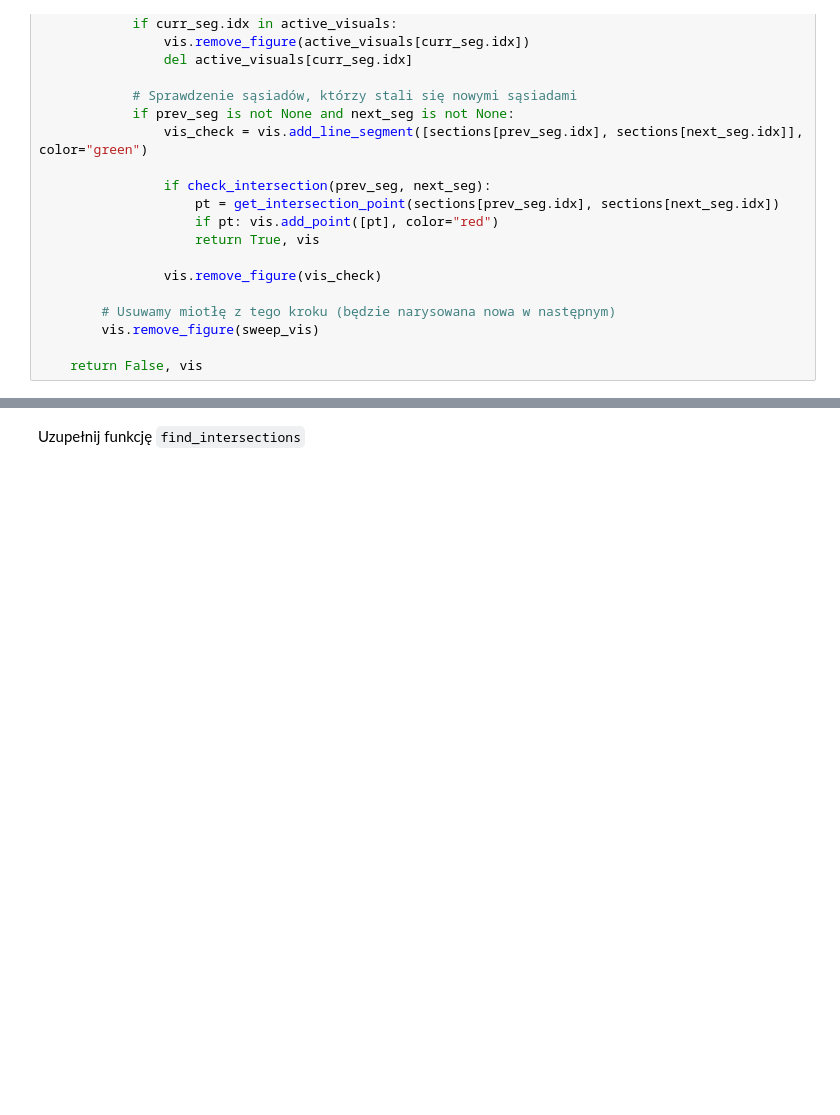
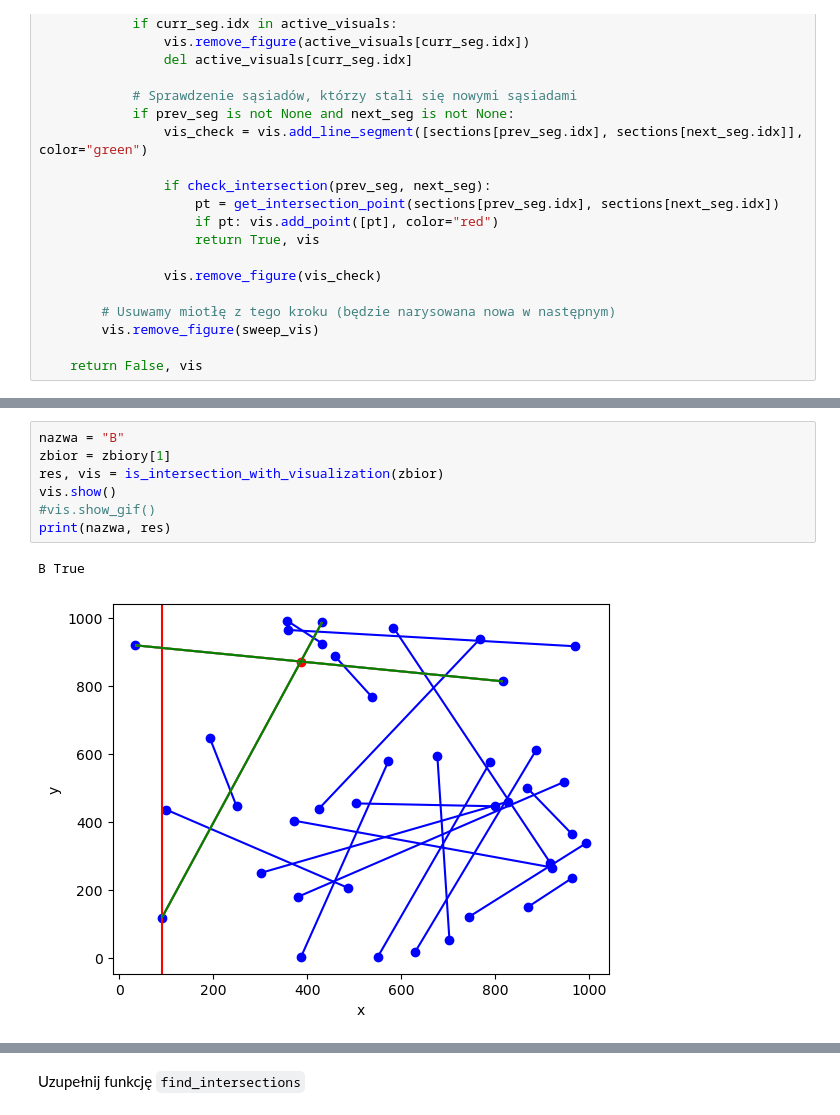
Before and after one commit to jacekloboda/geometric-algorithms, a Jupyter notebook: bitalg/lab4/main.ipynb, the cells around one changed output, grey strips where cells are left out. Drawn from its saved outputs; the diff is of its cells as text; blank space fills up the shorter version.

```diff
--- a/bitalg/lab4/main.ipynb
+++ b/bitalg/lab4/main.ipynb
@@ -518,0 +565,10 @@ vis.show_gif()
+# %%
+nazwa = "B"
+zbior = zbiory[1]
+res, vis = is_intersection_with_visualization(zbior)
+vis.show()
+#vis.show_gif()
+print(nazwa, res)
+# %% [output]
+B True
+[figure, added]
```
Also changed, not shown: parts of 14 cells of this notebook, 21 other files.
